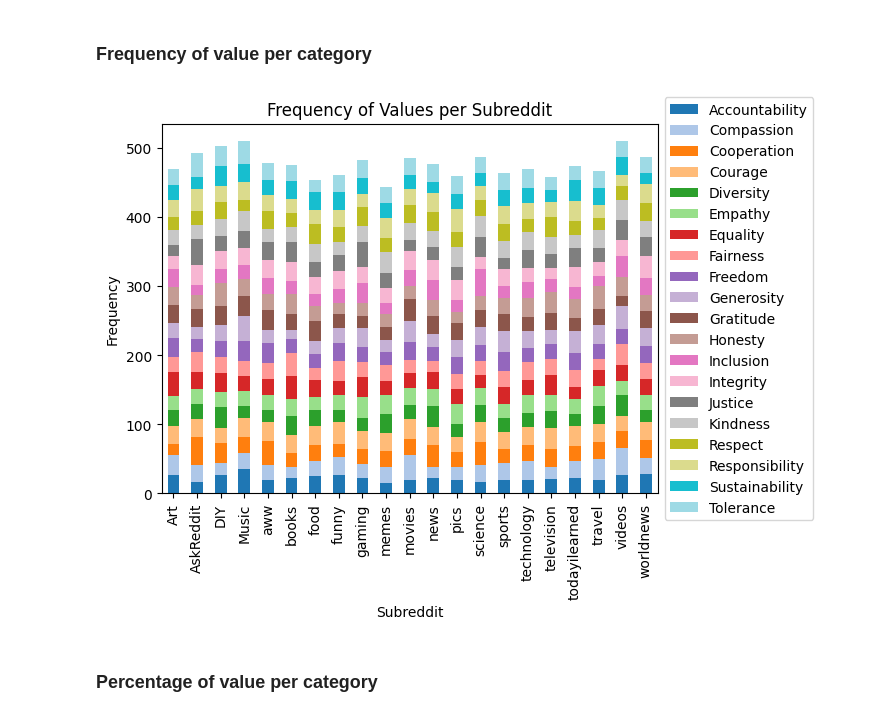
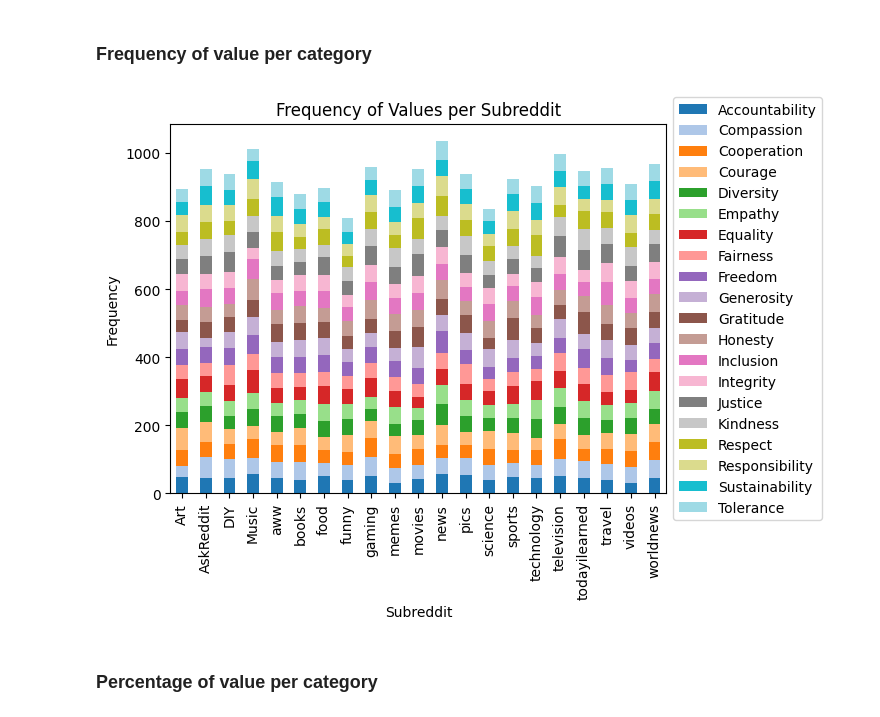
Before and after one commit to AbhishekRS4/LTP_Project_Group_6, a Jupyter notebook: task_2/evaluation.ipynb, the cells around one changed output. Saved outputs shown, nothing was run; the diff lists cells and outputs as text; code cells hidden in the pictures.

Commit message:
adjust evaluation to match multiple entries

```diff
--- a/task_2/evaluation.ipynb
+++ b/task_2/evaluation.ipynb
@@ -60,7 +60,7 @@ rows = []
 # Generate 100 rows
 for _ in range(10000):
     active_subreddit = random.choice(active_subreddits)
-    value = random.choice(values)
+    value = random.choice(values) + "," + random.choice(values)
     successful = random.choice([True, False])
     rows.append({'active_subreddit': active_subreddit, 'values': value, 'successful': successful})
 
@@ -93,29 +93,33 @@ import matplotlib.pyplot as plt
 
 # Define a custom color palette
 color_palette = plt.get_cmap('tab20')
+
+# Split the 'values' column into multiple columns using get_dummies
+df_values = df['values'].str.get_dummies(sep=',')
+
+# Concatenate the original DataFrame with the new dummy variable columns
+df_concat = pd.concat([df, df_values], axis=1)
 # %% [markdown]
 ### Frequency of value per category
 # %%
-
 # Count the frequency of values per subreddit
-value_counts = df.groupby(['active_subreddit', 'values']).size().unstack(fill_value=0)
+value_counts = df_concat.groupby('active_subreddit')[df_values.columns].sum()
 
 # Plot the frequency of values per subreddit
 value_counts.plot(kind='bar', stacked=True, colormap=color_palette)
-
 
 # Move the legend to the right side of the figure
 plt.legend(loc='center left', bbox_to_anchor=(1, 0.5))
 
 # Set the plot title and axis labels
 plt.title('Frequency of Values per Subreddit')
 plt.xlabel('Subreddit')
 plt.ylabel('Frequency')
 
 # Display the plot
 plt.show()
 # %% [output]
-[figure, old version]
+[figure, new version]
 # %% [markdown]
 ### Percentage of value per category
 # %%
```
Also changed, not shown: parts of 11 cells of this notebook, 1 other file.
